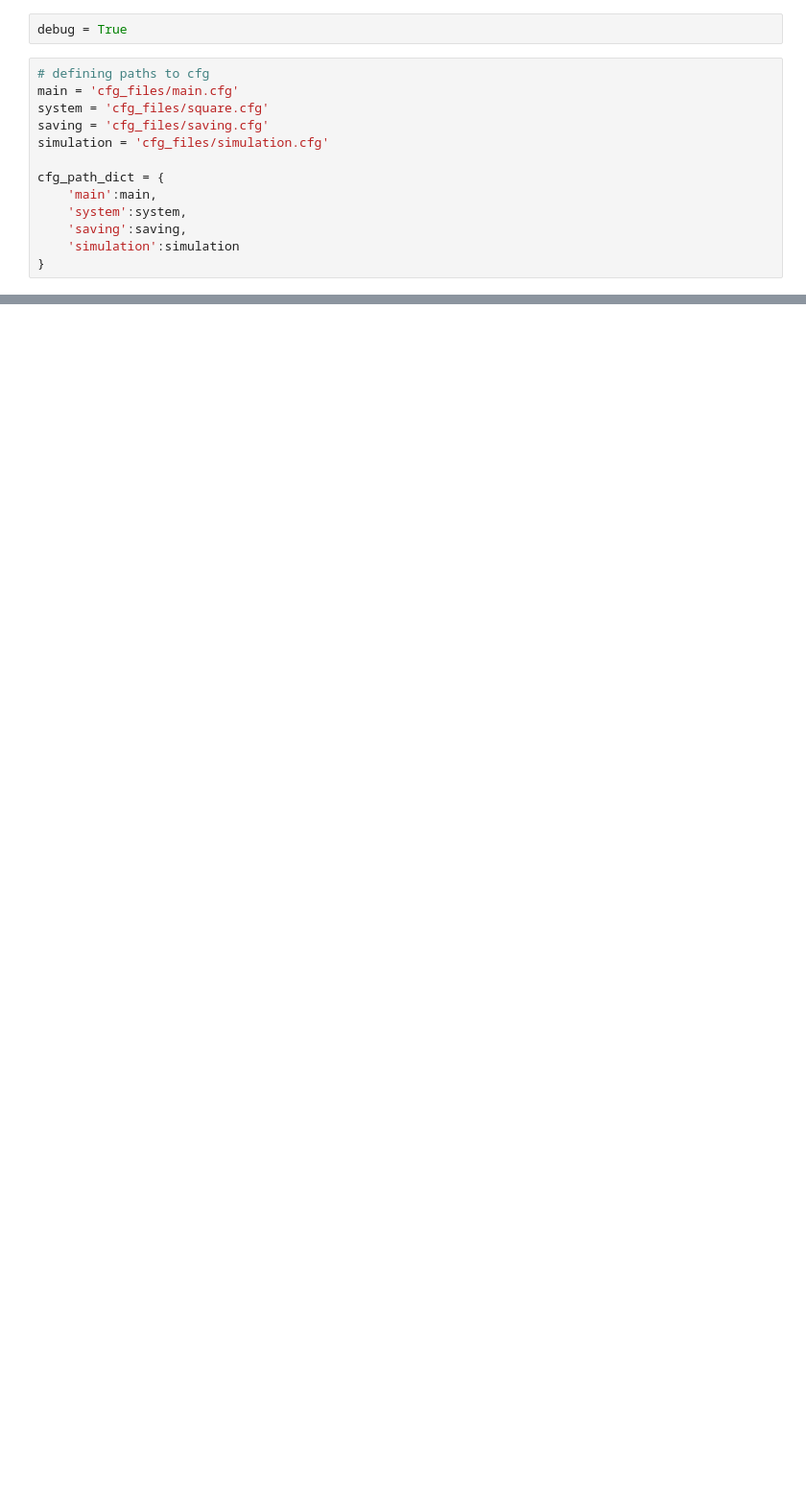
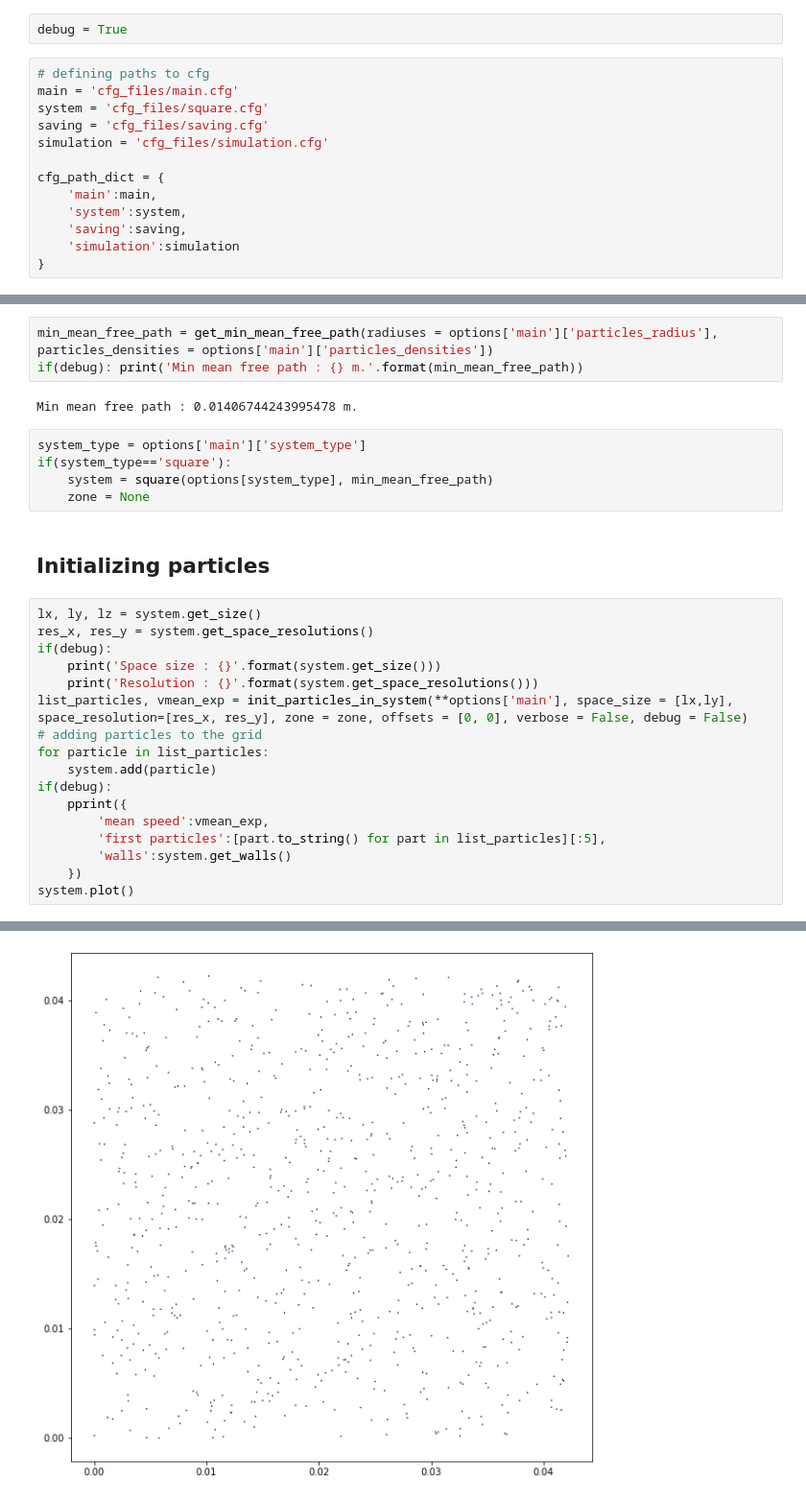
Before and after one commit to PaulCalot/neutralisation-faisceau-ions-negatifs-propulsion-satellite, a Jupyter notebook: main.ipynb, the cells around one changed output, grey strips where cells are left out. Shown at 96% size. Saved outputs shown, nothing was run; the diff lists cells and outputs as text; blank space fills up the shorter version.

Commit message:
Functionning DSMC on square system via Notebook. Saving functionnalities not yet adapted.

```diff
--- a/main.ipynb
+++ b/main.ipynb
@@ -36,0 +41,30 @@ if(debug): pprint(options)
+# %%
+min_mean_free_path = get_min_mean_free_path(radiuses = options['main']['particles_radius'], particles_densities = options['main']['particles_densities'])
+if(debug): print('Min mean free path : {} m.'.format(min_mean_free_path))
+# %% [output]
+Min mean free path : 0.01406744243995478 m.
+# %%
+system_type = options['main']['system_type']
+if(system_type=='square'):
+    system = square(options[system_type], min_mean_free_path)
+    zone = None
+# %% [markdown]
+## Initializing particles
+# %%
+lx, ly, lz = system.get_size()
+res_x, res_y = system.get_space_resolutions()
+if(debug):
+    print('Space size : {}'.format(system.get_size()))
+    print('Resolution : {}'.format(system.get_space_resolutions()))
+list_particles, vmean_exp = init_particles_in_system(**options['main'], space_size = [lx,ly], space_resolution=[res_x, res_y], zone = zone, offsets = [0, 0], verbose = False, debug = False)
+# adding particles to the grid
+for particle in list_particles:
+    system.add(particle)
+if(debug):
+    pprint({
+        'mean speed':vmean_exp,
+        'first particles':[part.to_string() for part in list_particles][:5],
+        'walls':system.get_walls()
+    })
+system.plot()
+# %% [output]
@@ -36,0 +88 @@ if(debug): pprint(options)
+[figure, added]
```
Also changed, not shown: parts of 9 cells of this notebook, 10 other files.
